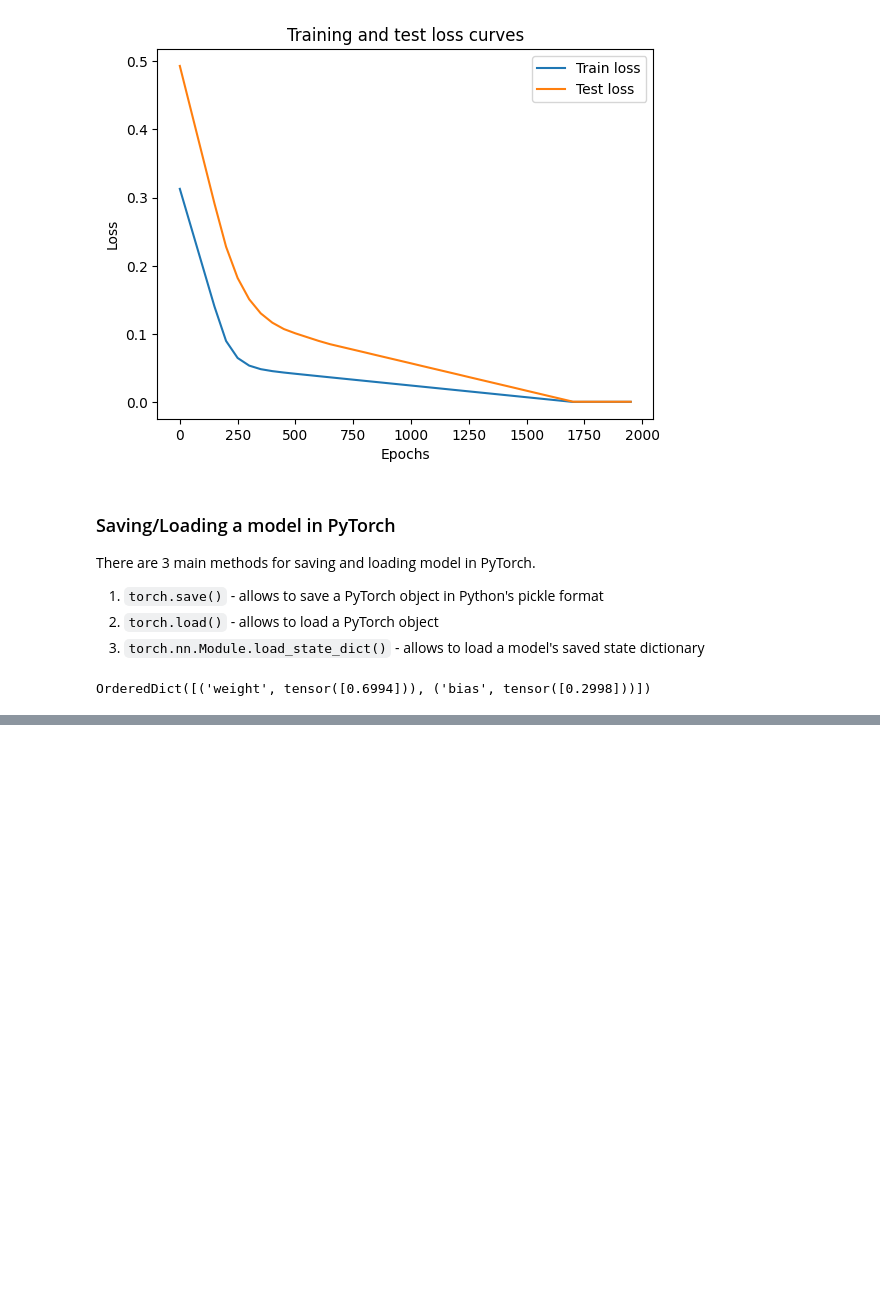
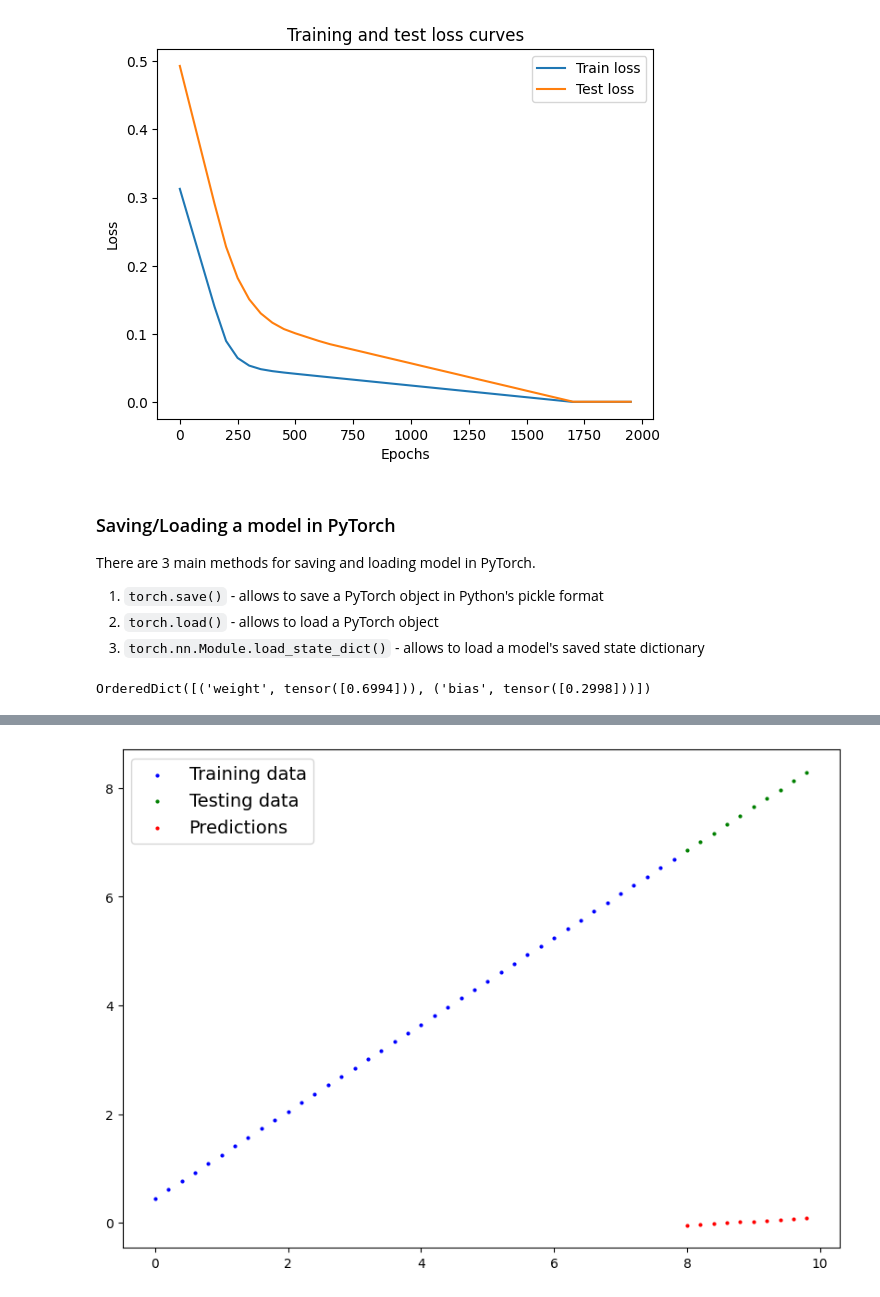
Before and after one commit to N1tingale/PyTorch, a Jupyter notebook: PyTorch_Workflow.ipynb, the cells around one changed output, grey strips where cells are left out. Cells and saved outputs as stored; diff of their text form; code cells hidden in the pictures; blank space fills up the shorter version.

```diff
--- a/PyTorch_Workflow.ipynb
+++ b/PyTorch_Workflow.ipynb
@@ -321,0 +401,7 @@ OrderedDict([('weight', tensor([0.6994])), ('bias', tensor([0.2998]))])
+# %%
+model.eval()
+with torch.inference_mode():
+  y_preds = model(X_test.to(device))
+plot_predictions(predictions=y_preds.cpu())
+# %% [output]
+[figure, added]
```
Also changed, not shown: parts of 21 cells of this notebook.
